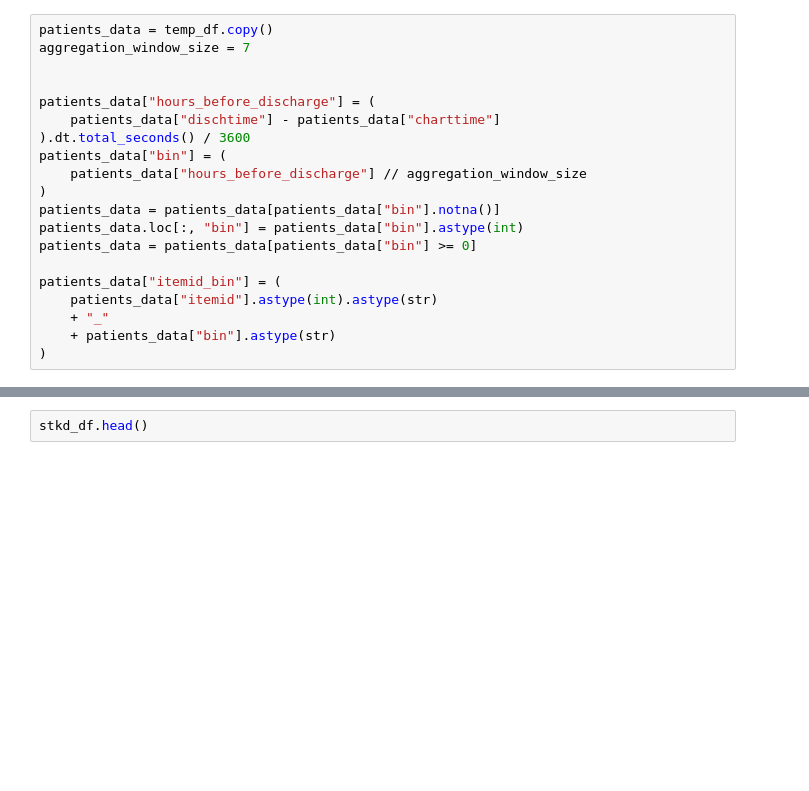
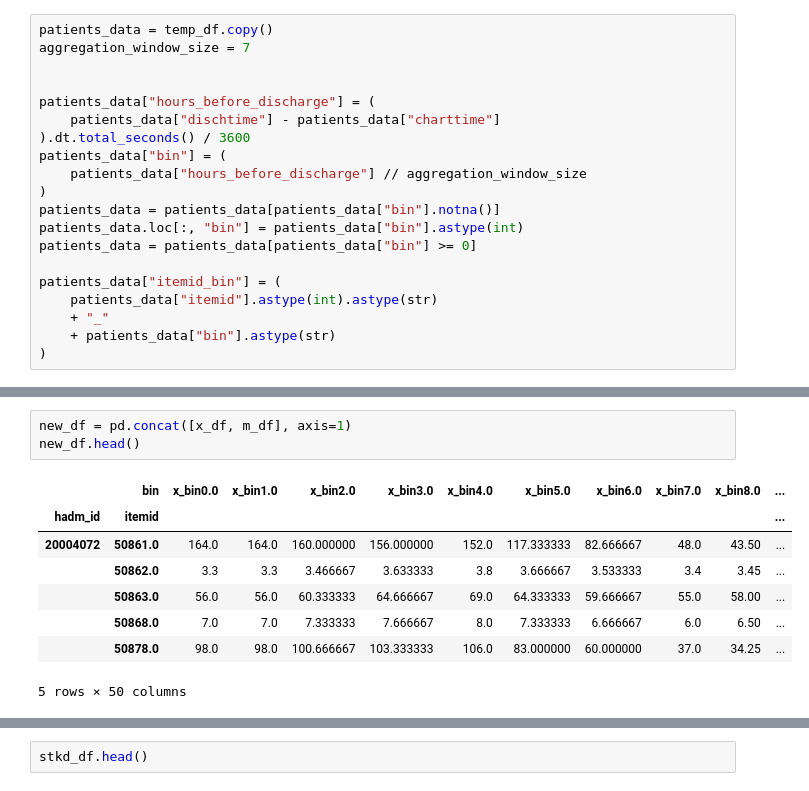
Before and after one commit to Crazz-Zaac/informative-missingness, a Jupyter notebook: project/notebooks/exp_2025.ipynb, the cells around one changed output, grey strips where cells are left out. Saved outputs shown, nothing was run; the diff lists cells and outputs as text; blank space fills up the shorter version.

```diff
--- a/project/notebooks/exp_2025.ipynb
+++ b/project/notebooks/exp_2025.ipynb
@@ -918,0 +951,12 @@ patients_data.head()
+# %%
+new_df = pd.concat([x_df, m_df], axis=1)
+new_df.head()
+# %% [output]
+|  | bin | x_bin0.0 | x_bin1.0 | x_bin2.0 | x_bin3.0 | x_bin4.0 | x_bin5.0 | x_bin6.0 | x_bin7.0 | x_bin8.0 | ... |
+| hadm_id | itemid |  |  |  |  |  |  |  |  |  | ... |
+| 20004072 | 50861.0 | 164.0 | 164.0 | 160.000000 | 156.000000 | 152.0 | 117.333333 | 82.666667 | 48.0 | 43.50 | ... |
+|  | 50862.0 | 3.3 | 3.3 | 3.466667 | 3.633333 | 3.8 | 3.666667 | 3.533333 | 3.4 | 3.45 | ... |
+|  | 50863.0 | 56.0 | 56.0 | 60.333333 | 64.666667 | 69.0 | 64.333333 | 59.666667 | 55.0 | 58.00 | ... |
+|  | 50868.0 | 7.0 | 7.0 | 7.333333 | 7.666667 | 8.0 | 7.333333 | 6.666667 | 6.0 | 6.50 | ... |
+|  | 50878.0 | 98.0 | 98.0 | 100.666667 | 103.333333 | 106.0 | 83.000000 | 60.000000 | 37.0 | 34.25 | ... |
+5 rows × 50 columns
```
Also changed, not shown: parts of 12 cells of this notebook, 1 other file.
